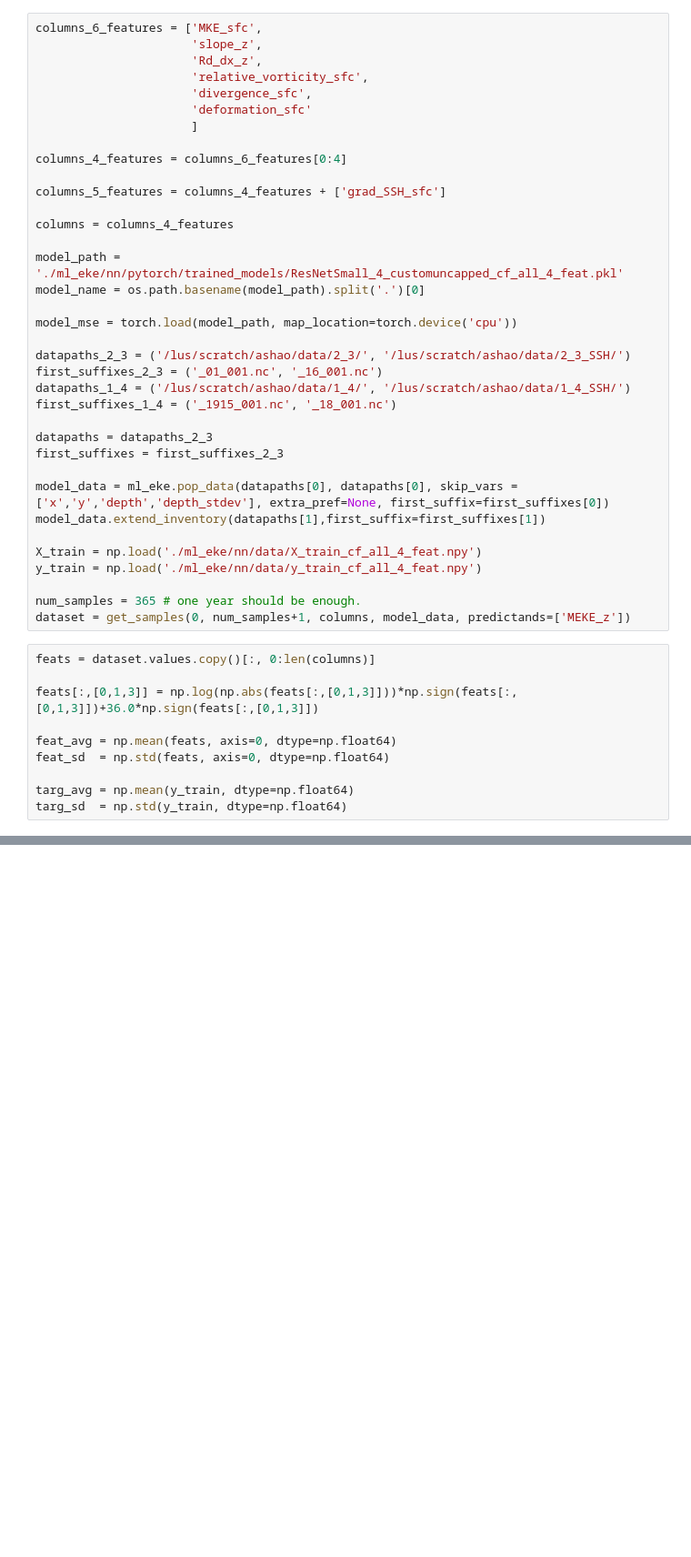
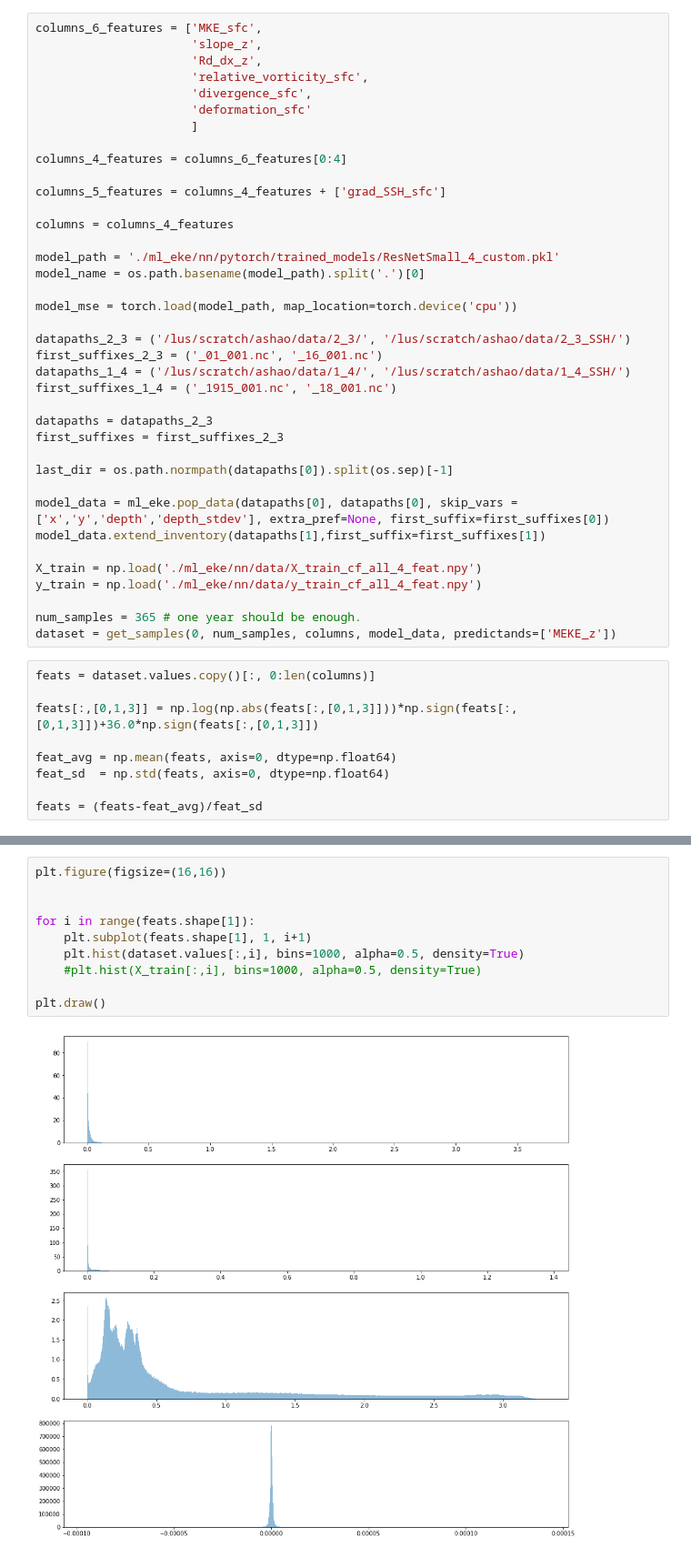
Before and after one commit to CrayLabs/NCAR_ML_EKE, a Jupyter notebook: notebooks/torchscript_builder.ipynb, the cells around one changed output, grey strips where cells are left out. Shown at 91% size. Drawn from its saved outputs; the diff is of its cells as text; blank space fills up the shorter version.

```diff
--- a/notebooks/torchscript_builder.ipynb
+++ b/notebooks/torchscript_builder.ipynb
@@ -37,7 +38,7 @@ columns_5_features = columns_4_features + ['grad_SSH_sfc']
 
 columns = columns_4_features
 
-model_path = './ml_eke/nn/pytorch/trained_models/ResNetSmall_4_customuncapped_cf_all_4_feat.pkl'
+model_path = './ml_eke/nn/pytorch/trained_models/ResNetSmall_4_custom.pkl'
 model_name = os.path.basename(model_path).split('.')[0]
 
 model_mse = torch.load(model_path, map_location=torch.device('cpu'))
@@ -50,6 +51,8 @@ first_suffixes_1_4 = ('_1915_001.nc', '_18_001.nc')
 datapaths = datapaths_2_3
 first_suffixes = first_suffixes_2_3
 
+last_dir = os.path.normpath(datapaths[0]).split(os.sep)[-1]
+
 model_data = ml_eke.pop_data(datapaths[0], datapaths[0], skip_vars = ['x','y','depth','depth_stdev'], extra_pref=None, first_suffix=first_suffixes[0])
 model_data.extend_inventory(datapaths[1],first_suffix=first_suffixes[1])
 
@@ -57,7 +60,7 @@ X_train = np.load('./ml_eke/nn/data/X_train_cf_all_4_feat.npy')
 y_train = np.load('./ml_eke/nn/data/y_train_cf_all_4_feat.npy')
 
 num_samples = 365 # one year should be enough.
-dataset = get_samples(0, num_samples+1, columns, model_data, predictands=['MEKE_z'])
+dataset = get_samples(0, num_samples, columns, model_data, predictands=['MEKE_z'])
 # %%
 feats = dataset.values.copy()[:, 0:len(columns)]
 
@@ -66,5 +69,4 @@ feats[:,[0,1,3]] = np.log(np.abs(feats[:,[0,1,3]]))*np.sign(feats[:,[0,1,3]])+36
 feat_avg = np.mean(feats, axis=0, dtype=np.float64)
 feat_sd  = np.std(feats, axis=0, dtype=np.float64)
 
-targ_avg = np.mean(y_train, dtype=np.float64)
-targ_sd  = np.std(y_train, dtype=np.float64)
+feats = (feats-feat_avg)/feat_sd
@@ -145,0 +220,12 @@ return:  tensor([[-16.1620],
+# %%
+plt.figure(figsize=(16,16))
+
+
+for i in range(feats.shape[1]):
+    plt.subplot(feats.shape[1], 1, i+1)
+    plt.hist(dataset.values[:,i], bins=1000, alpha=0.5, density=True)
+    #plt.hist(X_train[:,i], bins=1000, alpha=0.5, density=True)
+
+plt.draw()
+# %% [output]
+[figure, added]
```
Also changed, not shown: parts of 11 cells of this notebook, 1 other file.
